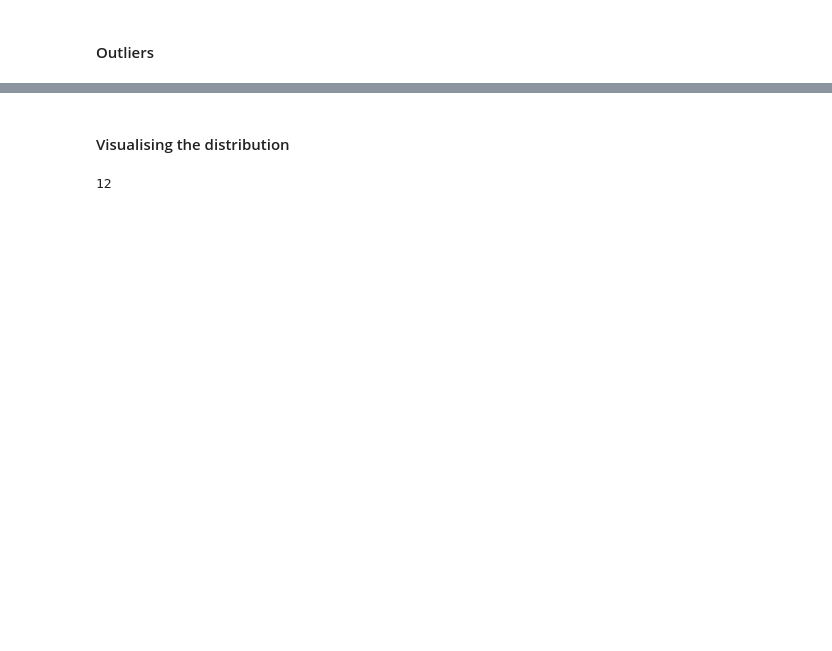
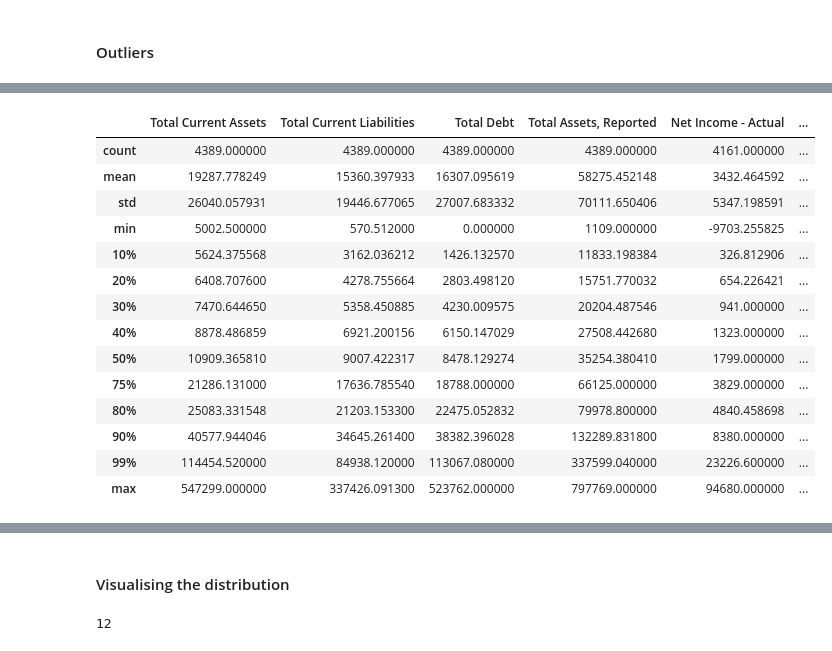
Before and after one commit to sprabhu4/SP_ESG_Pred, a Jupyter notebook: Code.ipynb, the cells around one changed output, grey strips where cells are left out. Cells and saved outputs as stored; diff of their text form; code cells hidden in the pictures; blank space fills up the shorter version.

```diff
--- a/Code.ipynb
+++ b/Code.ipynb
@@ -133,2 +219,20 @@ df_firm['Total Current Assets'].quantile(0.8)
 # %%
-df_firm['Total Current Assets'].clip(upper=5000,inplace=True)
+#df_firm['Total Current Assets'].clip(upper=10000,inplace=True)
+#df_firm['Total Current Assets'].clip(upper=10000,inplace=True)
+df_firm[df_firm['Total Current Assets']>5000].describe([0.1,0.2,0.3,0.4,0.5,0.75,0.8,0.9,0.99])
+# %% [output]
+|  | Total Current Assets | Total Current Liabilities | Total Debt | Total Assets, Reported | Net Income - Actual | ... |
+| count | 4389.000000 | 4389.000000 | 4389.000000 | 4389.000000 | 4161.000000 | ... |
+| mean | 19287.778249 | 15360.397933 | 16307.095619 | 58275.452148 | 3432.464592 | ... |
+| std | 26040.057931 | 19446.677065 | 27007.683332 | 70111.650406 | 5347.198591 | ... |
+| min | 5002.500000 | 570.512000 | 0.000000 | 1109.000000 | -9703.255825 | ... |
+| 10% | 5624.375568 | 3162.036212 | 1426.132570 | 11833.198384 | 326.812906 | ... |
+| 20% | 6408.707600 | 4278.755664 | 2803.498120 | 15751.770032 | 654.226421 | ... |
+| 30% | 7470.644650 | 5358.450885 | 4230.009575 | 20204.487546 | 941.000000 | ... |
+| 40% | 8878.486859 | 6921.200156 | 6150.147029 | 27508.442680 | 1323.000000 | ... |
+| 50% | 10909.365810 | 9007.422317 | 8478.129274 | 35254.380410 | 1799.000000 | ... |
+| 75% | 21286.131000 | 17636.785540 | 18788.000000 | 66125.000000 | 3829.000000 | ... |
+| 80% | 25083.331548 | 21203.153300 | 22475.052832 | 79978.800000 | 4840.458698 | ... |
+| 90% | 40577.944046 | 34645.261400 | 38382.396028 | 132289.831800 | 8380.000000 | ... |
+| 99% | 114454.520000 | 84938.120000 | 113067.080000 | 337599.040000 | 23226.600000 | ... |
+| max | 547299.000000 | 337426.091300 | 523762.000000 | 797769.000000 | 94680.000000 | ... |
```
Also changed, not shown: parts of 15 cells of this notebook, 3 other files.
